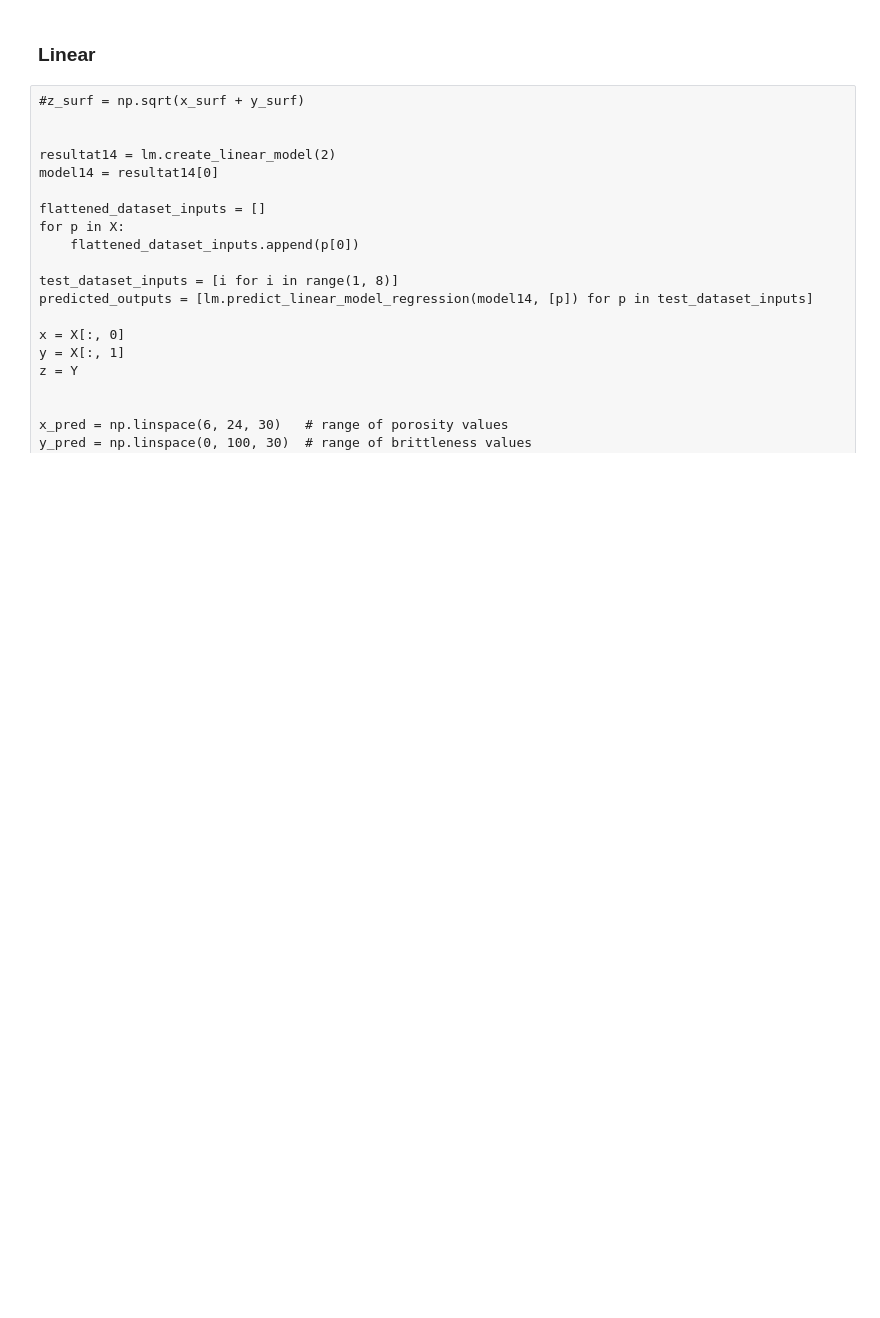
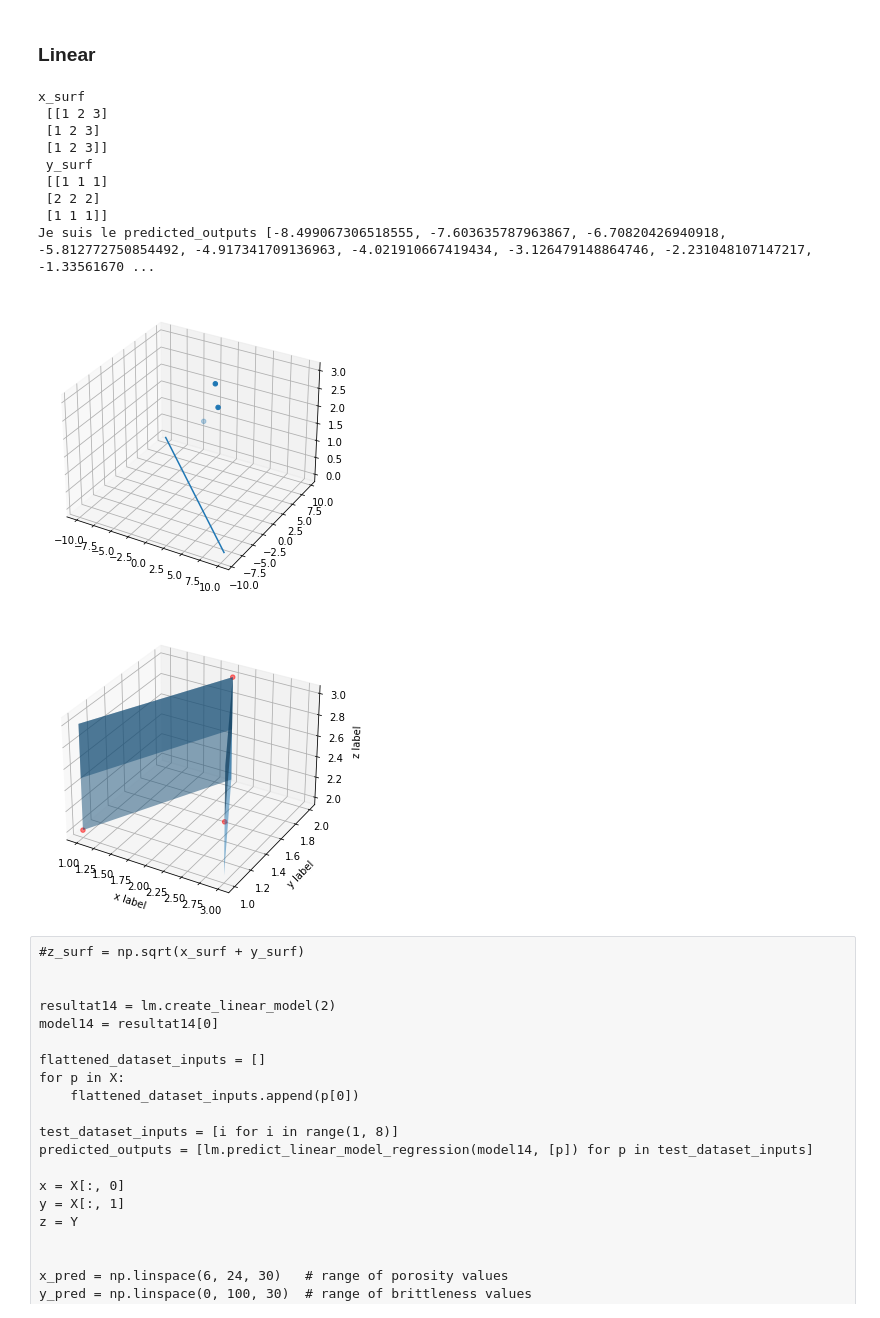
Before and after one commit to quentin-pierson/projetAnnuel, a Jupyter notebook: python/rendu/Notebook___CAS_DE_TESTS.ipynb, the cells around one changed output. Drawn from its saved outputs; the diff is of its cells as text; code cells hidden in the pictures; blank space fills up the shorter version.

Commit message:
3d linear, correction cross linear

```diff
--- a/python/rendu/Notebook___CAS_DE_TESTS.ipynb
+++ b/python/rendu/Notebook___CAS_DE_TESTS.ipynb
@@ -672,8 +676,0 @@ for p in Y:
-# %%
-lm.train_classification_rosenblatt_rule_linear_model(model4, flattened_dataset_inputs_red_to_green,
-                                                      flattened_dataset_outputs_red_to_green, 0.01,100000)
-
-
-
-predicted_outputsRedToGreen = [lm.predict_linear_model_classification(model4, p) for p in test_dataset]
-lm.destroy_linear_model(resultat4)
@@ -682,11 +677,3 @@ lm.destroy_linear_model(resultat4)
-# %%
-lm.train_classification_rosenblatt_rule_linear_model(model5, flattened_dataset_inputs_blue_to_green,
-                                                      flattened_dataset_outputs_blue_to_green, 0.01,100000)
-
-
-
-predicted_outputsBlueToGreen = [lm.predict_linear_model_classification(model5, p) for p in test_dataset]
-lm.destroy_linear_model(resultat5)
 # %% [markdown]
 #### Blue to red
 # %%
@@ -1013,40 +1057,53 @@ model12 = resultat12[0]
 x_surf, y_surf = np.meshgrid(X[:,0],X[:,1])
 print("x_surf \n",x_surf,"\n","y_surf \n",y_surf)
 
+Y2 = np.array([[
+      2],
+      [3],
+      [2.5]
+])
 
 flattened_dataset_inputs = []
 for p in X:
     flattened_dataset_inputs.append(p[0])
-
-
-test_dataset_inputs = [i for i in range(0, 9)]
-predicted_outputs = [lm.predict_linear_model_regression(model12, [p]) for p in test_dataset_inputs]
 
 
 fig = plt.figure()
 ax = Axes3D(fig)
 ax.scatter(X[:,0],X[:,1],Y)
 ax.plot(test_dataset_inputs, predicted_outputs)
 
 
 predicted_outputs = [lm.predict_linear_model_regression(model12, [p]) for p in test_dataset_inputs]
 out = np.array(predicted_outputs)
 
 print("Je suis le predicted_outputs",predicted_outputs)
 
 
 fig = plt.figure()
 ax = Axes3D(fig)
 
 
-ax.plot_surface(x_surf,y_surf,out.reshape(x_surf.shape),alpha=0.5)
-ax.scatter(X[:,0],X[:,1],Y, c="red",marker='o', alpha=0.5)
+ax.plot_surface(X[:,0],X[:,1],Y2,alpha=0.5)
+ax.scatter(X[:,0],X[:,1],Y2, c="red",marker='o', alpha=0.5)
 
 ax.set_xlabel('x label')
 ax.set_ylabel('y label')
 ax.set_zlabel('z label')
 
 lm.destroy_linear_model(resultat12)
+# %% [output]
+x_surf
+ [[1 2 3]
+ [1 2 3]
+ [1 2 3]]
+ y_surf
+ [[1 1 1]
+ [2 2 2]
+ [1 1 1]]
+Je suis le predicted_outputs [-8.499067306518555, -7.603635787963867, -6.70820426940918, -5.812772750854492, -4.917341709136963, -4.021910667419434, -3.126479148864746, -2.231048107147217, -1.33561670 ...
+[figure, added]
+[figure, added]
 # %% [raw]
 #z_surf = np.sqrt(x_surf + y_surf)
 
```
Also changed, not shown: parts of 32 cells of this notebook.
